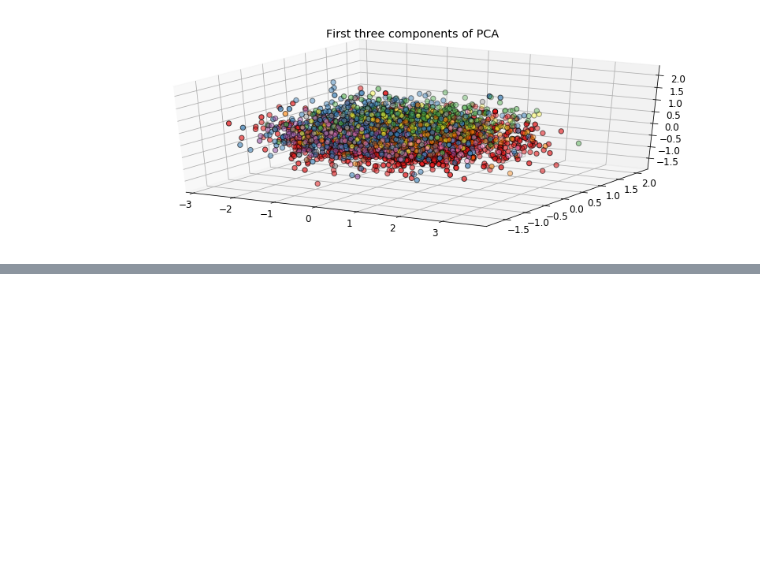
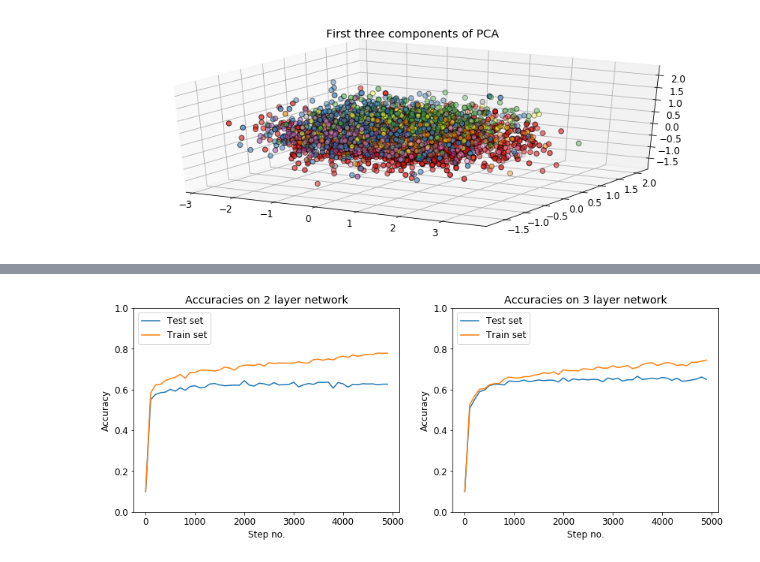
Before and after one commit to christabella/music-genre-classification, a Jupyter notebook: Report.ipynb, the cells around one changed output, grey strips where cells are left out. Cells and saved outputs as stored; diff of their text form; code cells hidden in the pictures; blank space fills up the shorter version.

```diff
--- a/Title.ipynb
+++ b/Report.ipynb
@@ -210,2 +328,28 @@ Sequence of weights (float or int) to weight the class probabilities before aver
+# %%
+indexes = np.linspace(0,49,50)*100
+hmaps.test_accuracy_2L.shape
+hmaps.train_accuracy_2L.shape
+plt.figure(figsize=(14, 5))
+plt.subplot(1, 2, 1)
+plt.plot(indexes,hmaps.test_accuracy_2L,label="Test set")
+plt.plot(indexes,hmaps.train_accuracy_2L,label="Train set")
+plt.legend(loc="upper left")
+plt.ylim(0,1)
+plt.ylabel("Accuracy")
+plt.xlabel("Step no.")
+plt.title("Accuracies on 2 layer network")
+plt.subplot(1, 2, 2)
+hmaps.test_accuracy_2L.shape
+hmaps.train_accuracy_2L.shape
+plt.plot(indexes,hmaps.test_accuracy_3L,label="Test set")
+plt.plot(indexes,hmaps.train_accuracy_3L,label="Train set")
+plt.legend(loc="upper left")
+plt.ylim(0,1)
+plt.ylabel("Accuracy")
+plt.xlabel("Step no.")
+plt.title("Accuracies on 3 layer network")
+plt.show()
+# %% [output]
+[figure, added]
 # %% [markdown]
 
```
Also changed, not shown: parts of 32 cells of this notebook.
